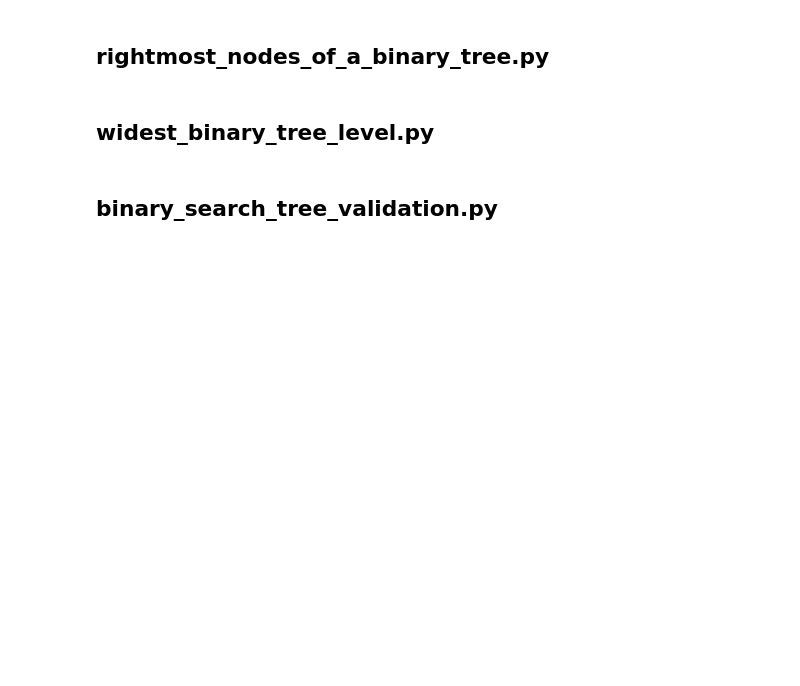
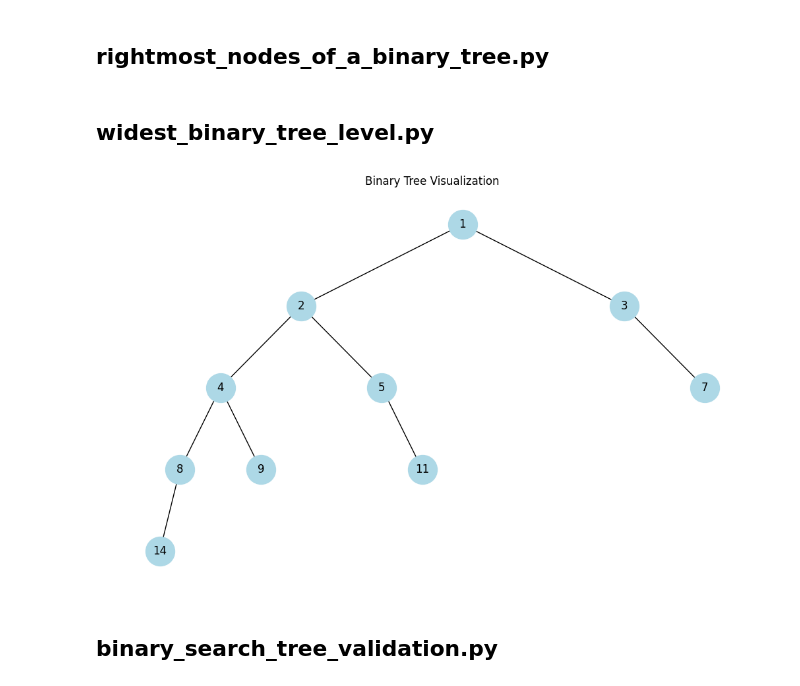
Before and after one commit to Friend09/pract_prog_blind75, a Jupyter notebook: dev/bytebyte_book/trees.ipynb, the cells around one changed output. Saved outputs shown, nothing was run; the diff lists cells and outputs as text; code cells hidden in the pictures; blank space fills up the shorter version.

```diff
--- a/dev/bytebyte_book/trees.ipynb
+++ b/dev/bytebyte_book/trees.ipynb
@@ -10,7 +10,7 @@ class TreeNode:
         self.left = None
         self.right = None
 
-    def expr(self):
+    def __repr__(self):
         return f"{self.val}"
 
 
@@ -157,3 +157,15 @@ def rightmost_nodes_of_a_binary_tree(root: TreeNode) -> List[int]:
     return res
 # %% [markdown]
 ## widest_binary_tree_level.py
+# %%
+from collections import deque
+
+
+class TreeNode:
+    def __init__(self, val):
+        self.val = val
+        self.left = None
+        self.right = None
+
+    def expr(self):
+        return str(self.val)
@@ -159,0 +211,14 @@ def rightmost_nodes_of_a_binary_tree(root: TreeNode) -> List[int]:
+# %%
+tree_list = [1, 2, 3, 4, 5, None, 7, 8, 9, None, 11, None, None, 14]
+root = build_binary_tree(values=tree_list)
+
+G = nx.DiGraph()
+pos = {}
+add_edges(G, root, pos)
+
+plt.figure(figsize=(10, 6))
+nx.draw(G, pos, with_labels=True, arrows=False, node_size=1000, node_color="lightblue")
+plt.title("Binary Tree Visualization")
+plt.show()
+# %% [output]
+[figure, added]
```
Also changed, not shown: parts of 2 cells of this notebook.
